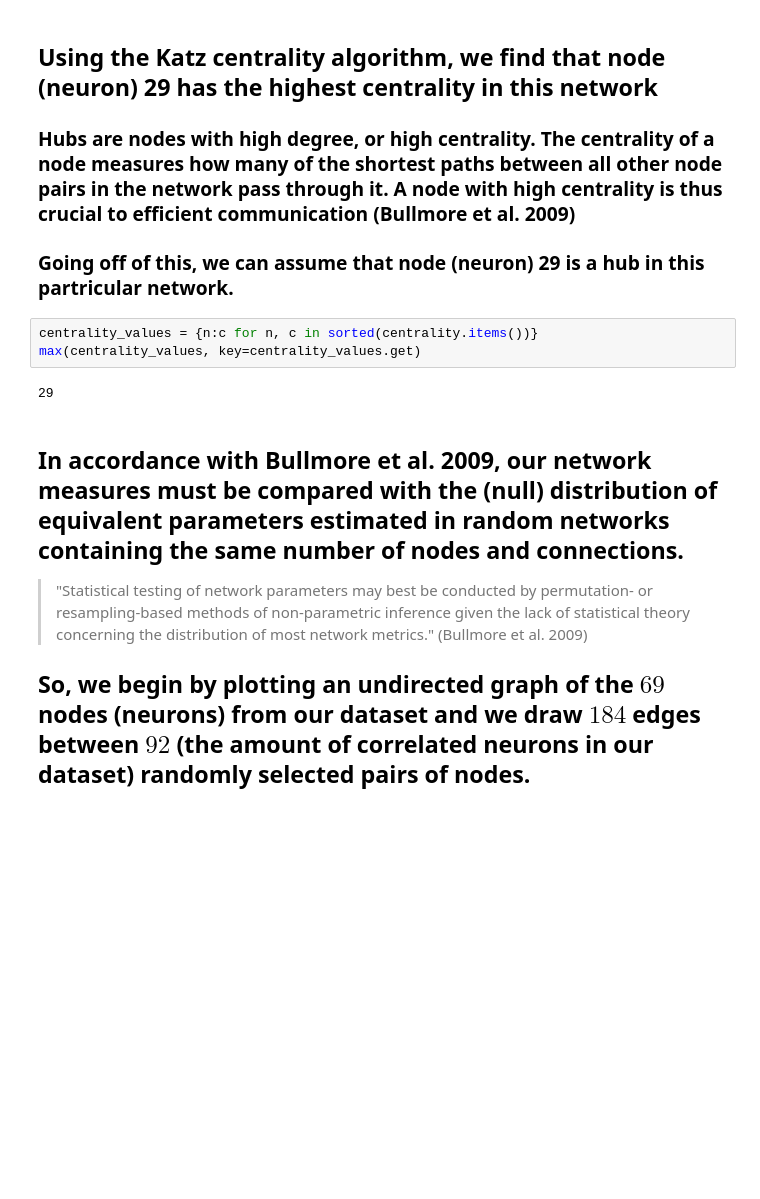
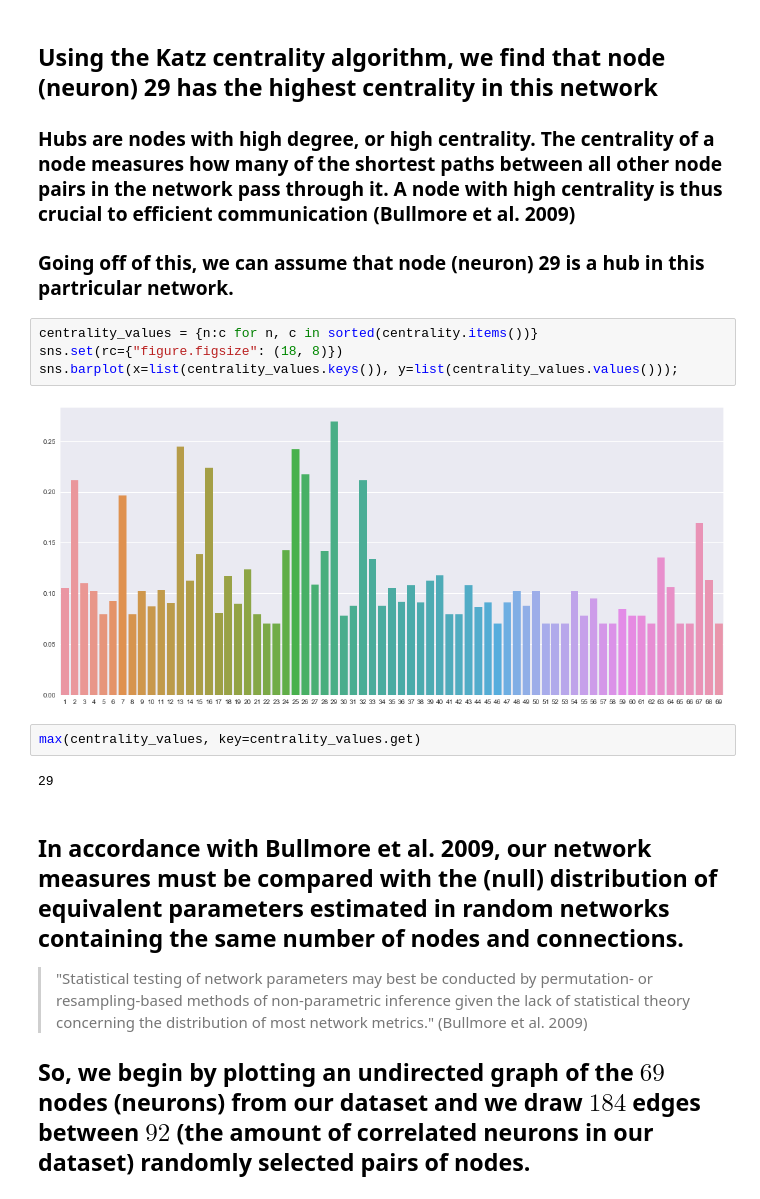
Before and after one commit to smu160/PvsNP, a Jupyter notebook: Graph_Analysis.ipynb, the cells around one changed output. Drawn from its saved outputs; the diff is of its cells as text; blank space fills up the shorter version.

```diff
--- a/Graph_Analysis.ipynb
+++ b/Graph_Analysis.ipynb
@@ -128,9 +128,14 @@ centrality = nx.katz_centrality(G)
 ### Going off of this, we can assume that node (neuron) 29 is a hub in this partricular network.
 # %%
 centrality_values = {n:c for n, c in sorted(centrality.items())}
-max(centrality_values, key=centrality_values.get)
+sns.set(rc={"figure.figsize": (18, 8)})
+sns.barplot(x=list(centrality_values.keys()), y=list(centrality_values.values()));
 # %% [output]
-29
+[figure, added]
+# %%
+max(centrality_values, key=centrality_values.get)
+# %% [output]
+29
 # %% [markdown]
 ## In accordance with Bullmore et al. 2009, our network measures must be compared with the (null) distribution of equivalent parameters estimated in random networks containing the same number of nodes and connections.
 > "Statistical testing of network parameters may best be conducted by permutation- or resampling-based methods of non-parametric inference given the lack of statistical theory concerning the distribution of most network metrics." (Bullmore et al. 2009)
```
Also changed, not shown: parts of 6 cells of this notebook.
